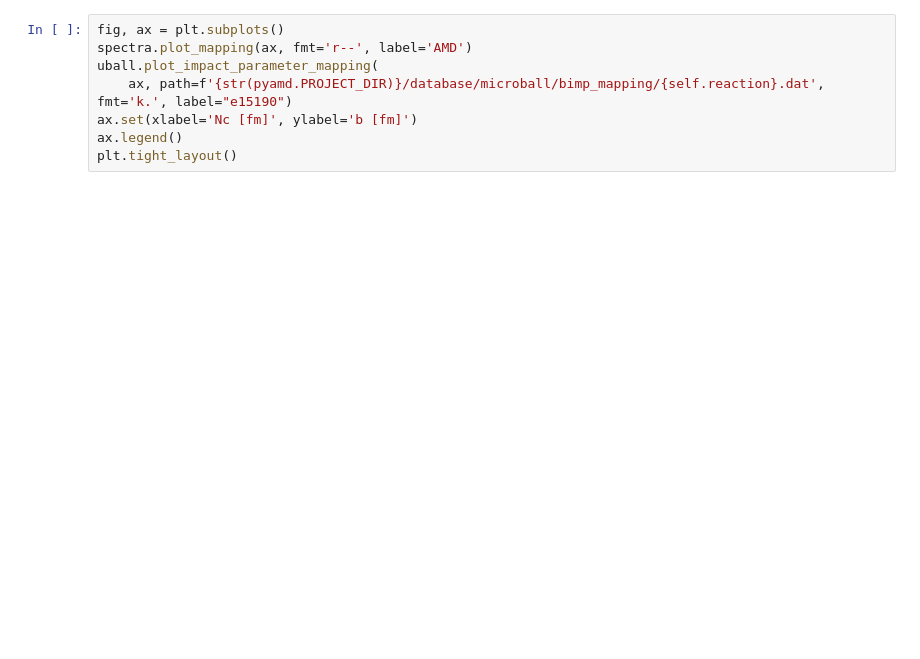
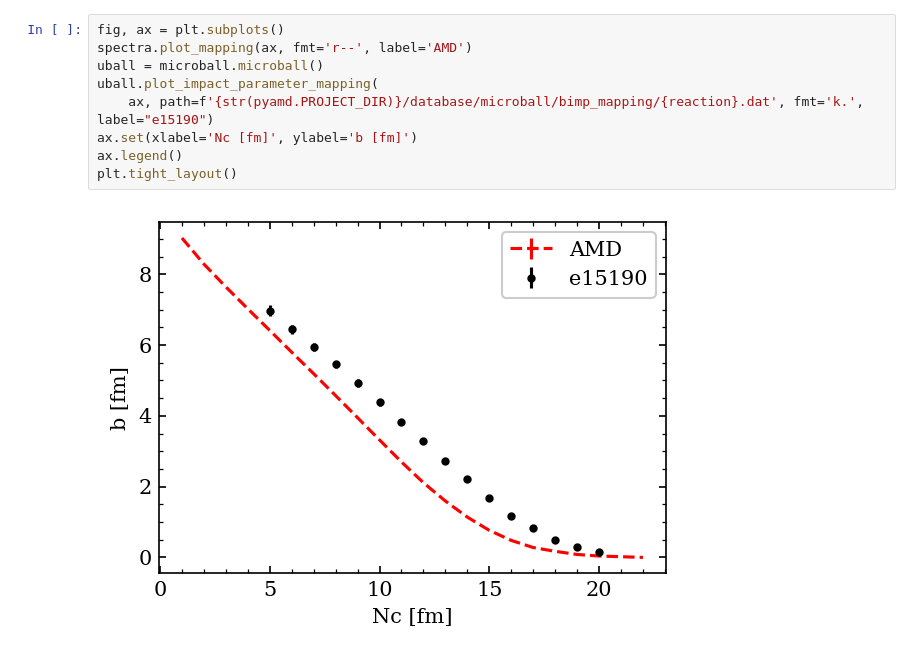
Before and after one commit to tck199732/AMD_analysis, a Jupyter notebook: ipynb/multiplicity.ipynb, the cells around one changed output. Cells and saved outputs as stored; diff of their text form; blank space fills up the shorter version.

```diff
--- a/ipynb/multiplicity.ipynb
+++ b/ipynb/multiplicity.ipynb
@@ -74,8 +107,11 @@ plt.tight_layout()
 # %%
 fig, ax = plt.subplots()
 spectra.plot_mapping(ax, fmt='r--', label='AMD')
+uball = microball.microball()
 uball.plot_impact_parameter_mapping(
-    ax, path=f'{str(pyamd.PROJECT_DIR)}/database/microball/bimp_mapping/{self.reaction}.dat', fmt='k.', label="e15190")
+    ax, path=f'{str(pyamd.PROJECT_DIR)}/database/microball/bimp_mapping/{reaction}.dat', fmt='k.', label="e15190")
 ax.set(xlabel='Nc [fm]', ylabel='b [fm]')
 ax.legend()
 plt.tight_layout()
+# %% [output]
+[figure, added]
```
Also changed, not shown: parts of 8 cells of this notebook, 4 other files.
